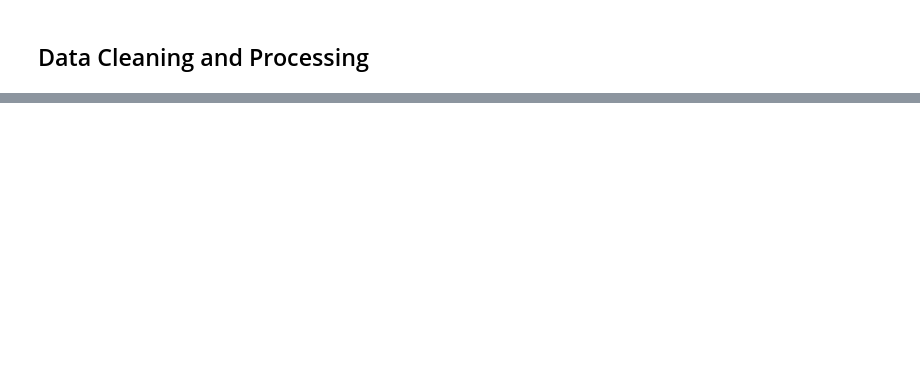
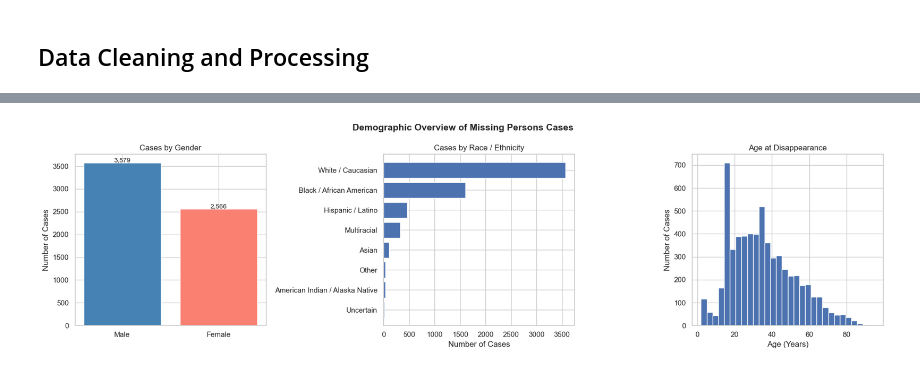
Before and after one commit to jonmoses/Lost-In-The-Mountains, a Jupyter notebook: Project-Proposal.ipynb, the cells around one changed output, grey strips where cells are left out. Cells and saved outputs as stored; diff of their text form; code cells hidden in the pictures; blank space fills up the shorter version.

```diff
--- a/Project-Proposal.ipynb
+++ b/Project-Proposal.ipynb
@@ -151,0 +78,51 @@ As a supplementary analysis, we will produce a heat map that shows the correlati
+# %%
+import pandas as pd
+import matplotlib.pyplot as plt
+import matplotlib.ticker as ticker
+import seaborn as sns
+
+sns.set_theme(style="whitegrid")
+
+df = pd.read_csv("data/missing_persons_with_coords.csv")
+
+# Format the date with pandas to_datetime method, data is in m/d/y in the csv from NamUs.
+df["DLC"] = pd.to_datetime(df["DLC"], format="%m/%d/%Y")
+df["Year"] = df["DLC"].dt.year
+df["Month"] = df["DLC"].dt.month
+df["Age"] = pd.to_numeric(df["Missing Age"].str.replace(" Years", "", regex=False), errors="coerce")
+
+
+# Race has multiple entries sometimes if a person is mixed so im just combining them into a new multiracial
+# Category for now. We should probably change this later on in the project and handle it more carefully.
+df["Race"] = df["Race / Ethnicity"].apply(lambda x: "Multiracial" if "," in str(x) else x)
+# %%
+# Plotting demographic data
+
+fig, axes = plt.subplots(1, 3, figsize=(18, 5))
+fig.suptitle("Demographic Overview of Missing Persons Cases", fontsize=14, fontweight="bold")
+
+# cound the gender column and graph it
+sex_counts = df["Biological Sex"].value_counts()
+axes[0].bar(sex_counts.index, sex_counts.values, color=["steelblue", "salmon"])
+axes[0].set_title("Cases by Gender")
+axes[0].set_ylabel("Number of Cases")
+for i, v in enumerate(sex_counts.values):
+    axes[0].text(i, v + 20, f"{v:,}", ha="center", fontsize=10)
+
+# counting the race column and graphing it
+race_counts = df["Race"].value_counts()
+axes[1].barh(race_counts.index, race_counts.values)
+axes[1].set_title("Cases by Race / Ethnicity")
+axes[1].set_xlabel("Number of Cases")
+axes[1].invert_yaxis()
+
+# histogram for age. 30 bins looks pretty good.
+axes[2].hist(df["Age"].dropna(), bins=30)
+axes[2].set_title("Age at Disappearance")
+axes[2].set_xlabel("Age (Years)")
+axes[2].set_ylabel("Number of Cases")
+
+plt.tight_layout()
+plt.show()
+# %% [output]
+[figure, added]
```
Also changed, not shown: parts of 11 cells of this notebook, 6 other files.
